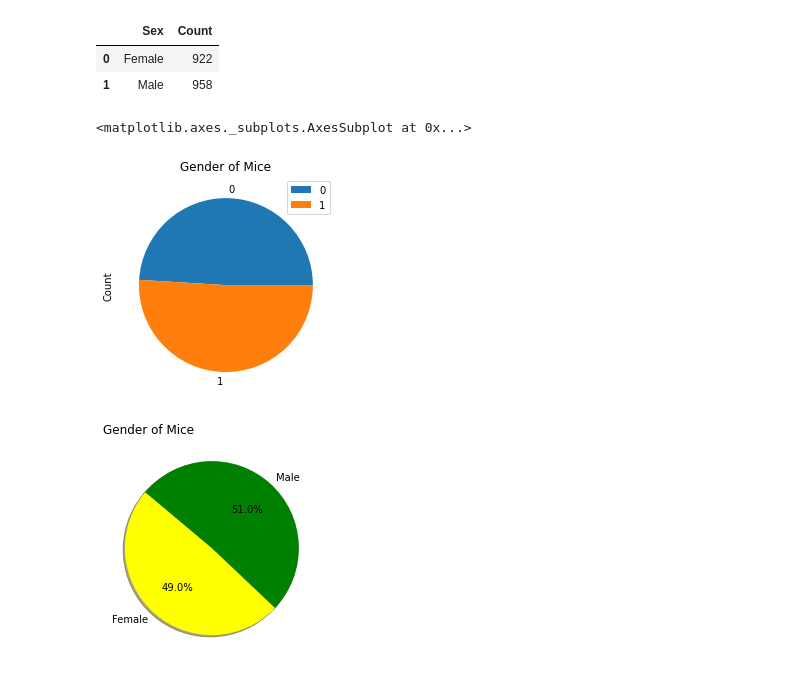
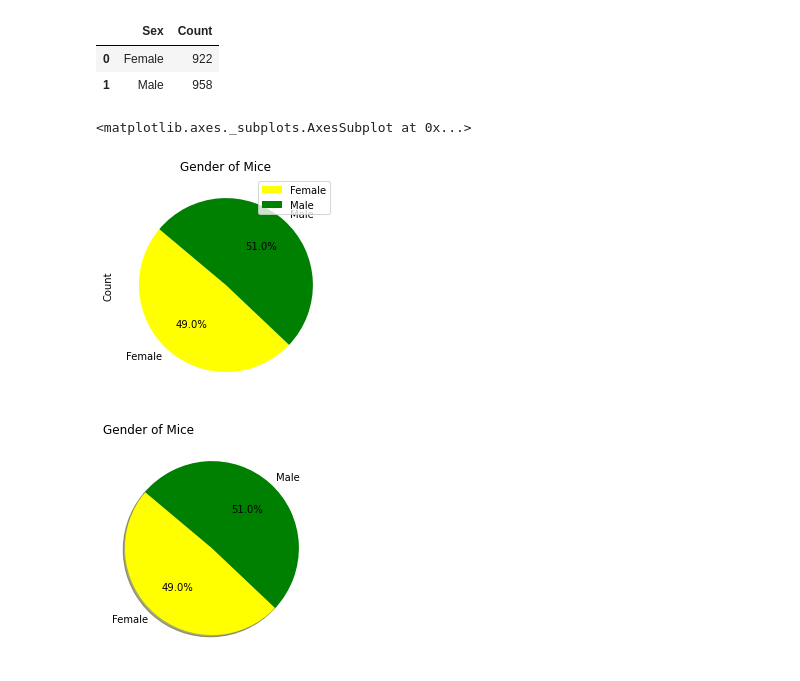
Before and after one commit to mel-c-lowe/MatPlotLib_Homework_05, a Jupyter notebook: Pymaceuticals.ipynb, the cells around one changed output. Cells and saved outputs as stored; diff of their text form; code cells hidden in the pictures.

```diff
--- a/Pymaceuticals.ipynb
+++ b/Pymaceuticals.ipynb
@@ -232,15 +236,18 @@ gender_df
 | 1 | Male | 958 |
 # %%
 # Make a pie chart with df.plot
-
-count_by_sex = gender_df.plot.pie(y="Count")
+# Weird legend is weird
+labels = ["Female", "Male"]
+colors = ["yellow", "green"]
+count_by_sex = gender_df.plot.pie(y="Count", autopct="%1.1f%%", colors=colors,
+                                  labels=labels, startangle=140)
 plt.title(label="Gender of Mice")
 
 
 count_by_sex
 # %% [output]
 <matplotlib.axes._subplots.AxesSubplot at 0x...>
-[figure, old version]
+[figure, new version]
 # %%
 # Make a pie chart with matplotlib
 
```
Also changed, not shown: parts of 19 cells of this notebook.
